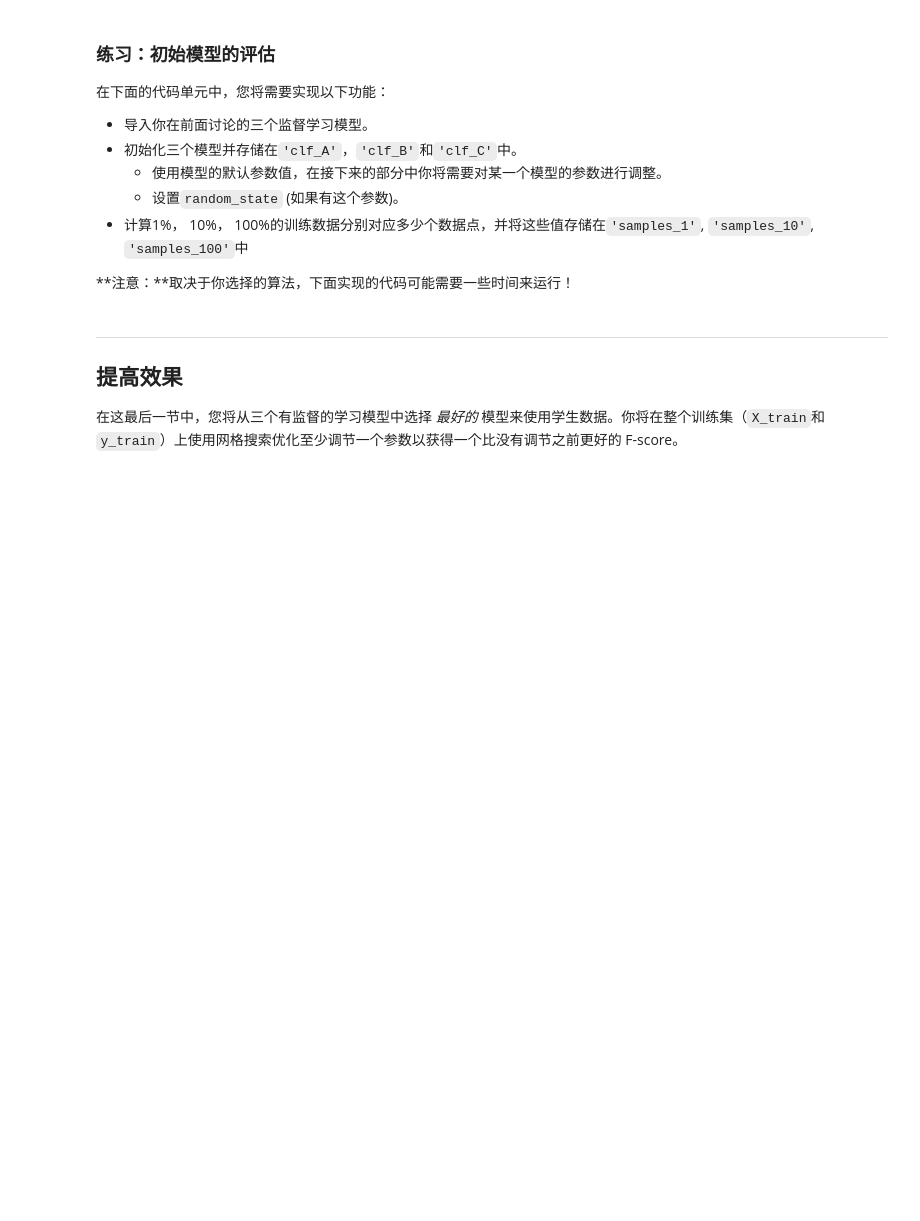
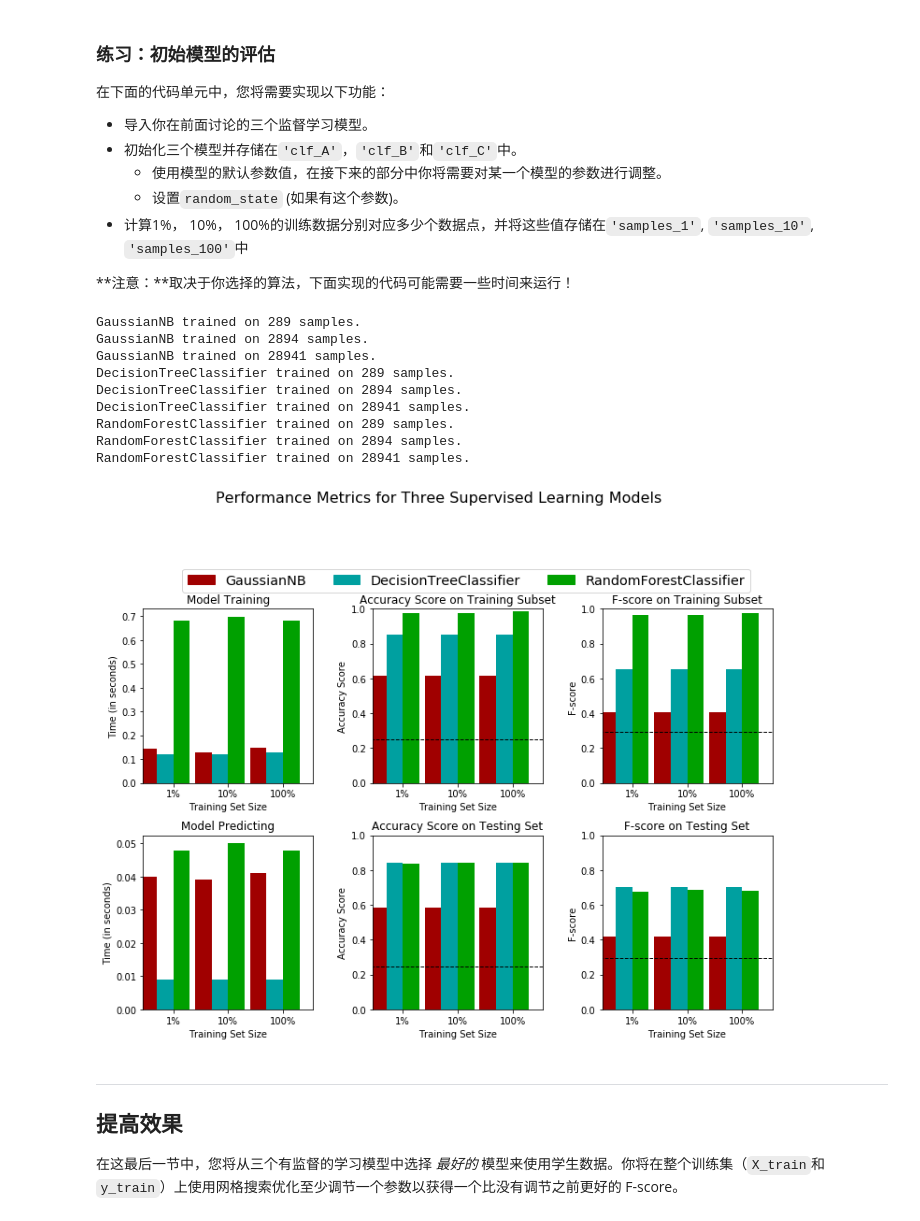
Before and after one commit to andy74911/Udacity, a Jupyter notebook: Machine Learning (Advanced)/finding_donors/finding_donors.ipynb, the cells around one changed output. Cells and saved outputs as stored; diff of their text form; code cells hidden in the pictures; blank space fills up the shorter version.

```diff
--- a/Machine Learning (Advanced)/finding_donors/finding_donors.ipynb
+++ b/Machine Learning (Advanced)/finding_donors/finding_donors.ipynb
@@ -331,33 +366,33 @@ def train_predict(learner, sample_size, X_train, y_train, X_val, y_val):
     # TODO：使用sample_size大小的训练数据来拟合学习器
     # TODO: Fit the learner to the training data using slicing with 'sample_size'
     start = time() # 获得程序开始时间
-    learner = None
+    learner.fit(X_train, y_train)
     end = time() # 获得程序结束时间
 
     # TODO：计算训练时间
-    results['train_time'] = None
+    results['train_time'] = end-start
 
     # TODO: 得到在验证集上的预测值
     #       然后得到对前300个训练数据的预测结果
     start = time() # 获得程序开始时间
-    predictions_val = None
-    predictions_train = None
+    predictions_val = learner.predict(X_val)
+    predictions_train = learner.predict(X_train[:300])
     end = time() # 获得程序结束时间
 
     # TODO：计算预测用时
-    results['pred_time'] = None
+    results['pred_time'] = end-start
 
     # TODO：计算在最前面的300个训练数据的准确率
-    results['acc_train'] = None
+    results['acc_train'] = accuracy_score(y_train[:300], predictions_train)
 
     # TODO：计算在验证上的准确率
-    results['acc_val'] = None
+    results['acc_val'] = accuracy_score(y_val, predictions_val)
 
     # TODO：计算在最前面300个训练数据上的F-score
-    results['f_train'] = None
+    results['f_train'] = fbeta_score(y_train[:300], predictions_train, beta = 0.5)
 
     # TODO：计算验证集上的F-score
-    results['f_val'] = None
+    results['f_val'] = fbeta_score(y_val, predictions_val, beta = 0.5)
 
     # 成功
     print ("{} trained on {} samples.".format(learner.__class__.__name__, sample_size))
@@ -374,5 +409,41 @@ def train_predict(learner, sample_size, X_train, y_train, X_val, y_val):
 - 计算1%， 10%， 100%的训练数据分别对应多少个数据点，并将这些值存储在`'samples_1'`, `'samples_10'`, `'samples_100'`中
 
 **注意：**取决于你选择的算法，下面实现的代码可能需要一些时间来运行！
+# %%
+# TODO：从sklearn中导入三个监督学习模型
+from sklearn.naive_bayes import GaussianNB
+from sklearn.tree import DecisionTreeClassifier
+from sklearn.ensemble import RandomForestClassifier
+# TODO：初始化三个模型
+clf_A = GaussianNB()
+clf_B = DecisionTreeClassifier(criterion='entropy', max_depth = 3)
+clf_C = RandomForestClassifier()
+
+# TODO：计算1%， 10%， 100%的训练数据分别对应多少点
+samples_1 =  int(X_train.shape[0] * 1.0 / 100.0)
+samples_10 = int(X_train.shape[0] * 10.0 / 100.0)
+samples_100 = int(X_train.shape[0] * 100.0 / 100.0)
+
+# 收集学习器的结果
+results = {}
+for clf in [clf_A, clf_B, clf_C]:#[clf_A, clf_B, clf_C]:
+    clf_name = clf.__class__.__name__
+    results[clf_name] = {}
+    for i, samples in enumerate([samples_1, samples_10, samples_100]):
+        results[clf_name][i] = train_predict(clf, samples, X_train, y_train, X_val, y_val)
+
+# 对选择的三个模型得到的评价结果进行可视化
+vs.evaluate(results, accuracy, fscore)
+# %% [output]
+GaussianNB trained on 289 samples.
+GaussianNB trained on 2894 samples.
+GaussianNB trained on 28941 samples.
+DecisionTreeClassifier trained on 289 samples.
+DecisionTreeClassifier trained on 2894 samples.
+DecisionTreeClassifier trained on 28941 samples.
+RandomForestClassifier trained on 289 samples.
+RandomForestClassifier trained on 2894 samples.
+RandomForestClassifier trained on 28941 samples.
+[figure, added]
 # %%
 # TODO：从sklearn中导入三个监督学习模型
```
Also changed, not shown: parts of 6 cells of this notebook.
